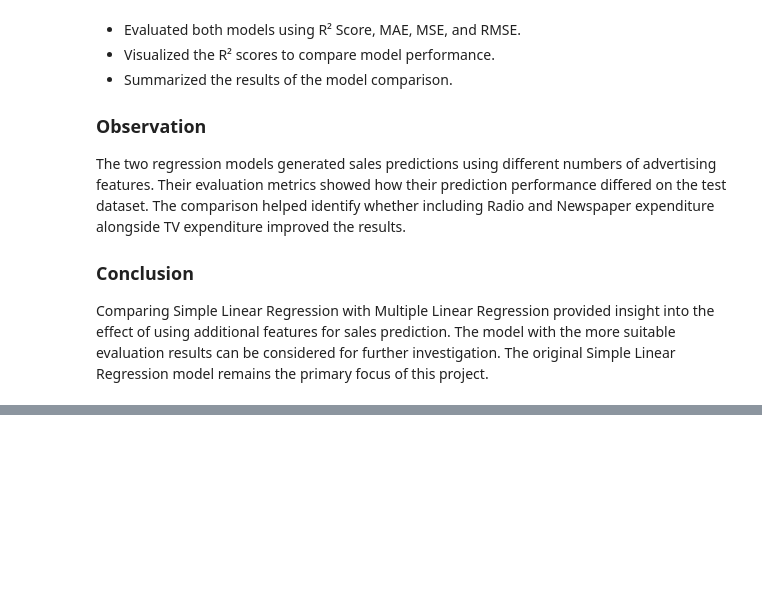
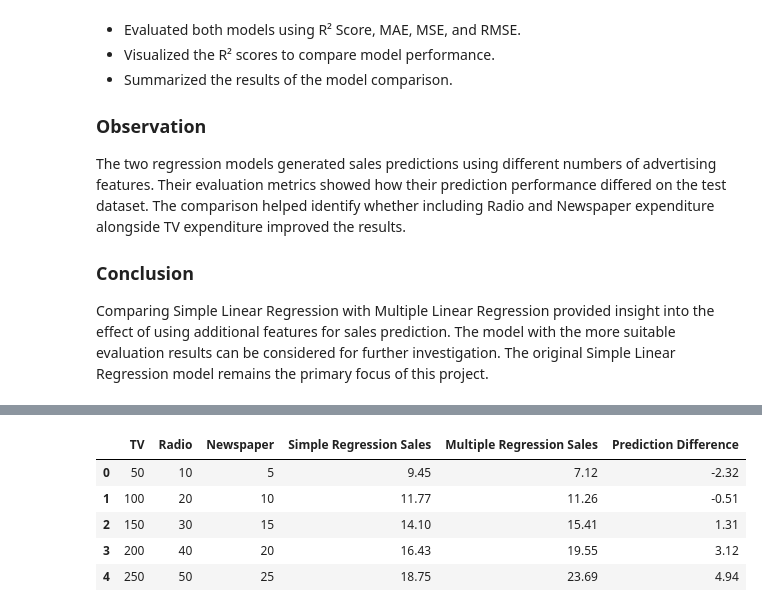
Before and after one commit to shreeshreeya69-crypto/simple-linear-regression-ybi, a Jupyter notebook: Simple_Linear_Regression_YBI.ipynb, the cells around one changed output, grey strips where cells are left out. Saved outputs shown, nothing was run; the diff lists cells and outputs as text; code cells hidden in the pictures; blank space fills up the shorter version.

```diff
--- a/Simple_Linear_Regression_YBI.ipynb
+++ b/Simple_Linear_Regression_YBI.ipynb
@@ -3828,0 +3904,13 @@ Comparing Simple Linear Regression with Multiple Linear Regression provided insi
+# %%
+simple_new_predictions = simple_model.predict(
+    new_advertising[['TV']]
+)
+
+simple_results = pd.DataFrame({
+    'TV Advertising': new_advertising['TV'],
+    'Predicted Sales (Simple)': simple_new_predictions
+})
+
+simple_results = simple_results.round(2)
+
+display(simple_results)
@@ -3828,0 +3946,24 @@ Comparing Simple Linear Regression with Multiple Linear Regression provided insi
+# %%
+prediction_comparison = pd.DataFrame({
+    'TV': new_advertising['TV'],
+    'Radio': new_advertising['radio'],
+    'Newspaper': new_advertising['newspaper'],
+    'Simple Regression Sales': simple_new_predictions,
+    'Multiple Regression Sales': multiple_new_predictions
+})
+
+prediction_comparison['Prediction Difference'] = (
+    prediction_comparison['Multiple Regression Sales']
+    - prediction_comparison['Simple Regression Sales']
+)
+
+prediction_comparison = prediction_comparison.round(2)
+
+display(prediction_comparison)
+# %% [output]
+|  | TV | Radio | Newspaper | Simple Regression Sales | Multiple Regression Sales | Prediction Difference |
+| 0 | 50 | 10 | 5 | 9.45 | 7.12 | -2.32 |
+| 1 | 100 | 20 | 10 | 11.77 | 11.26 | -0.51 |
+| 2 | 150 | 30 | 15 | 14.10 | 15.41 | 1.31 |
+| 3 | 200 | 40 | 20 | 16.43 | 19.55 | 3.12 |
+| 4 | 250 | 50 | 25 | 18.75 | 23.69 | 4.94 |
```
Also changed, not shown: parts of 9 cells of this notebook.
